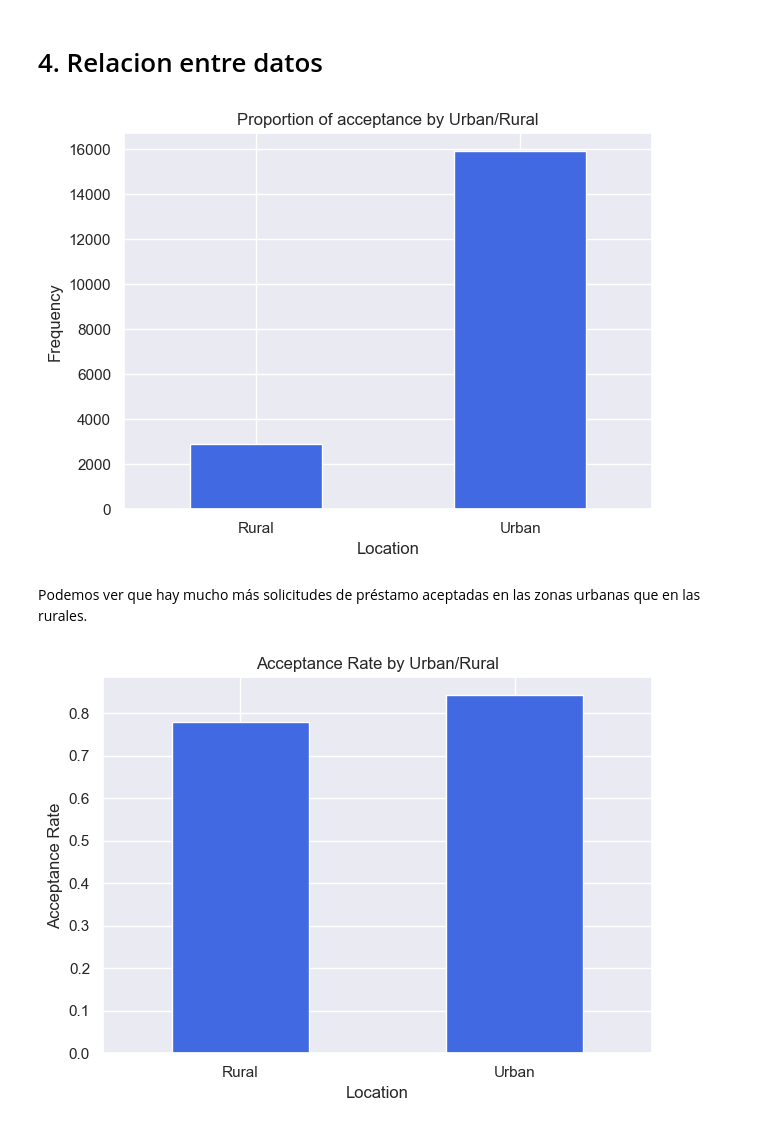
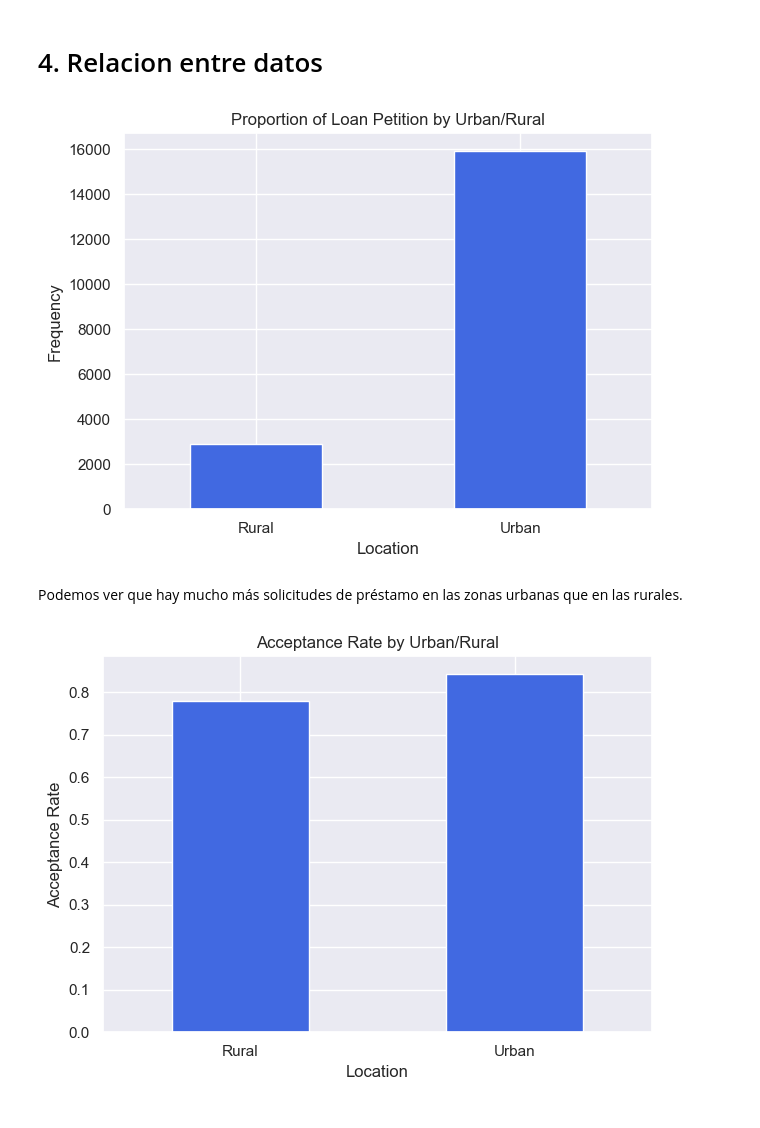
Before and after one commit to Tehedor/Reto1_ML-ABID, a Jupyter notebook: 2_Visualizacion.ipynb, the cells around one changed output. Cells and saved outputs as stored; diff of their text form; code cells hidden in the pictures.

```diff
--- a/2_Visualizacion.ipynb
+++ b/2_Visualizacion.ipynb
@@ -58,20 +67,20 @@ La aceptación parece bastante heterogénea en todas las características, lo qu
 # %%
 ax = (df.query('Accept ==1')
         .groupby(['UrbanRural_Binary'])
         .size()
      ).plot(kind='bar', color=['royalblue'])
 
 ax.set_ylabel("Frequency")
-ax.set_title("Proportion of acceptance by Urban/Rural")
+ax.set_title("Proportion of Loan Petition by Urban/Rural")
 ax.set_xlabel("Location")
 ax.set_xticklabels(['Rural', 'Urban'], rotation=0)
 
 plt.tight_layout()
 plt.show()
 # %% [output]
-[figure, old version]
+[figure, new version]
 # %% [markdown]
-Podemos ver que hay mucho más solicitudes de préstamo aceptadas en las zonas urbanas que en las rurales.
+Podemos ver que hay mucho más solicitudes de préstamo en las zonas urbanas que en las rurales.
 # %%
 ax = (
     df.groupby('UrbanRural_Binary')['Accept']
```
Also changed, not shown: parts of 16 cells of this notebook.
